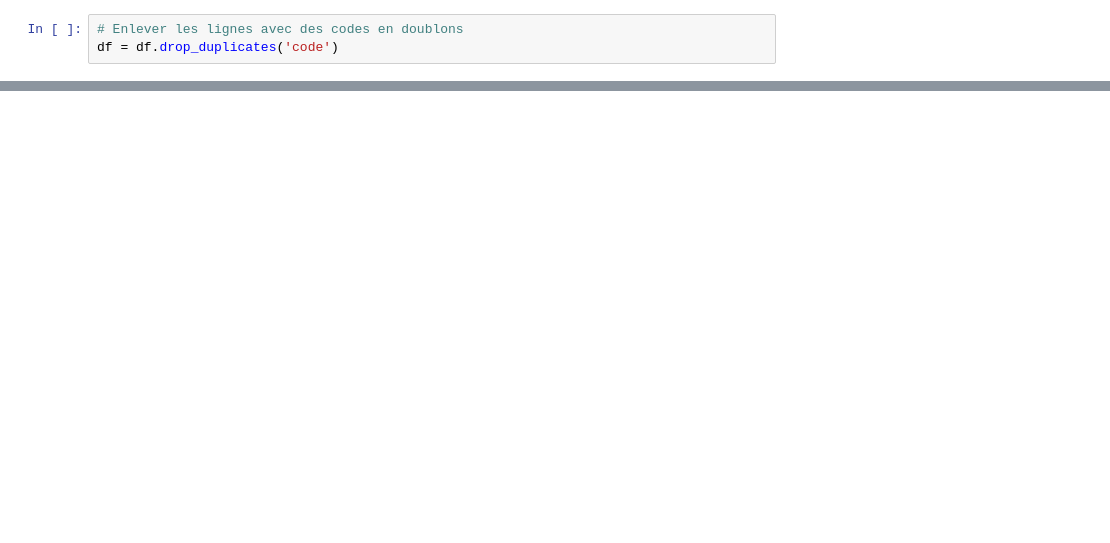
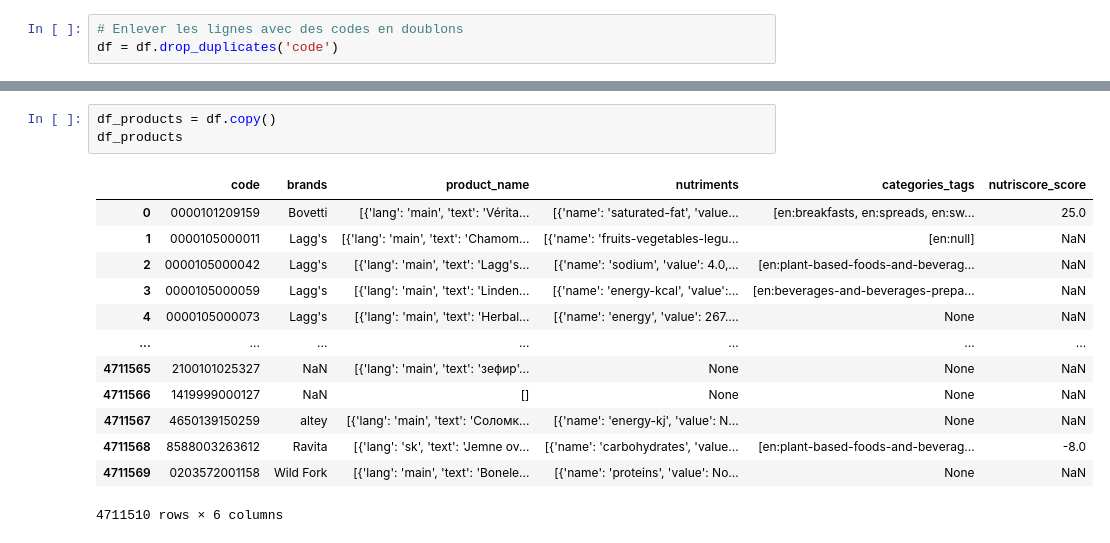
Before and after one commit to G-code10/Nutriscore, a Jupyter notebook: notebooks/jeremy/brouillon.ipynb, the cells around one changed output, grey strips where cells are left out. Saved outputs shown, nothing was run; the diff lists cells and outputs as text; blank space fills up the shorter version.

```diff
--- a/notebooks/jeremy/brouillon.ipynb
+++ b/notebooks/jeremy/brouillon.ipynb
@@ -288,0 +310,17 @@ Length: 32439, dtype: str
+# %%
+df_products = df.copy()
+df_products
+# %% [output]
+|  | code | brands | product_name | nutriments | categories_tags | nutriscore_score |
+| 0 | 0000101209159 | Bovetti | [{'lang': 'main', 'text': 'Vérita... | [{'name': 'saturated-fat', 'value... | [en:breakfasts, en:spreads, en:sw... | 25.0 |
+| 1 | 0000105000011 | Lagg's | [{'lang': 'main', 'text': 'Chamom... | [{'name': 'fruits-vegetables-legu... | [en:null] | NaN |
+| 2 | 0000105000042 | Lagg's | [{'lang': 'main', 'text': 'Lagg's... | [{'name': 'sodium', 'value': 4.0,... | [en:plant-based-foods-and-beverag... | NaN |
+| 3 | 0000105000059 | Lagg's | [{'lang': 'main', 'text': 'Linden... | [{'name': 'energy-kcal', 'value':... | [en:beverages-and-beverages-prepa... | NaN |
+| 4 | 0000105000073 | Lagg's | [{'lang': 'main', 'text': 'Herbal... | [{'name': 'energy', 'value': 267.... | None | NaN |
+| ... | ... | ... | ... | ... | ... | ... |
+| 4711565 | 2100101025327 | NaN | [{'lang': 'main', 'text': 'зефир'... | None | None | NaN |
+| 4711566 | 1419999000127 | NaN | [] | None | None | NaN |
+| 4711567 | 4650139150259 | altey | [{'lang': 'main', 'text': 'Соломк... | [{'name': 'energy-kj', 'value': N... | None | NaN |
+| 4711568 | 8588003263612 | Ravita | [{'lang': 'sk', 'text': 'Jemne ov... | [{'name': 'carbohydrates', 'value... | [en:plant-based-foods-and-beverag... | -8.0 |
+| 4711569 | 0203572001158 | Wild Fork | [{'lang': 'main', 'text': 'Bonele... | [{'name': 'proteins', 'value': No... | None | NaN |
+4711510 rows × 6 columns
```
Also changed, not shown: parts of 22 cells of this notebook, 1 other file.
